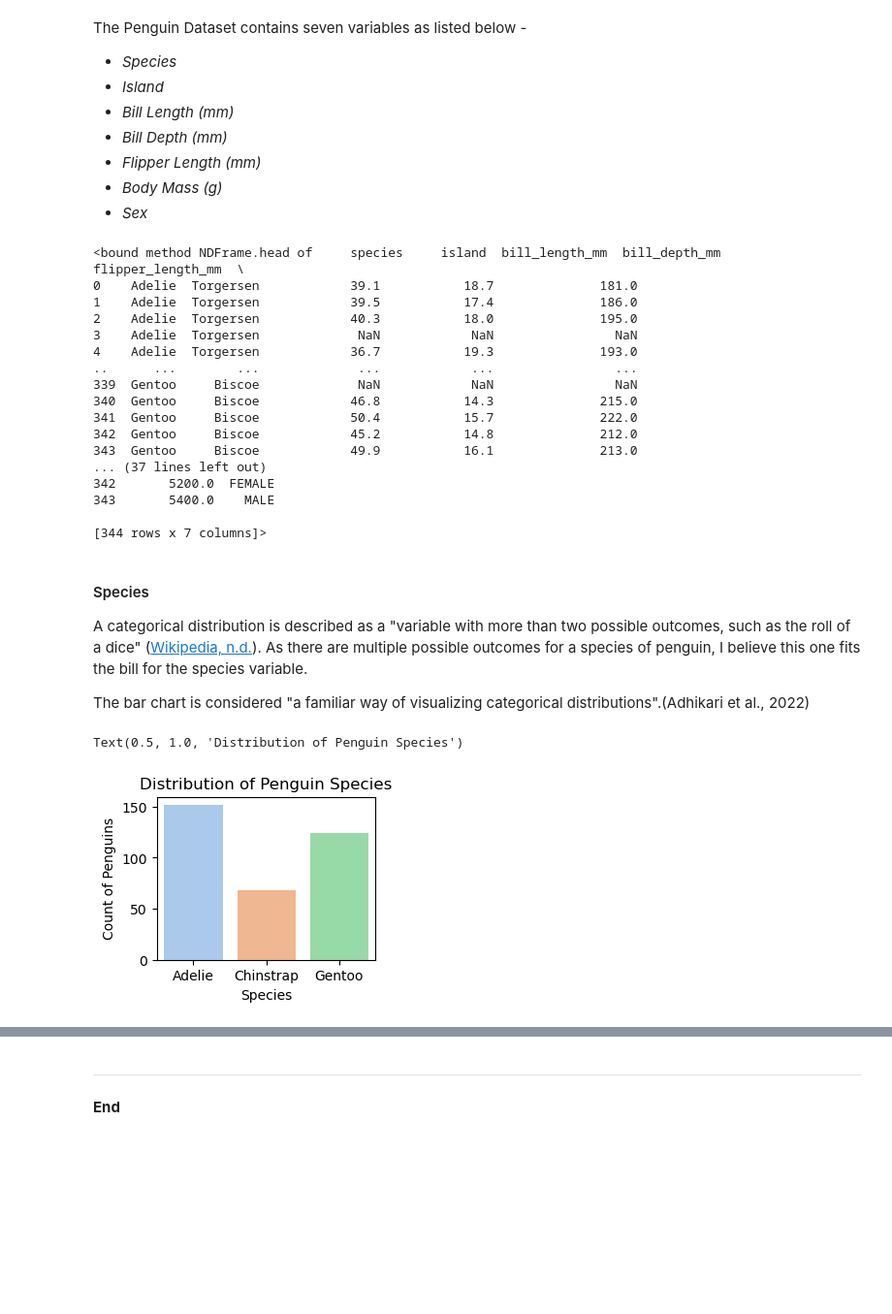
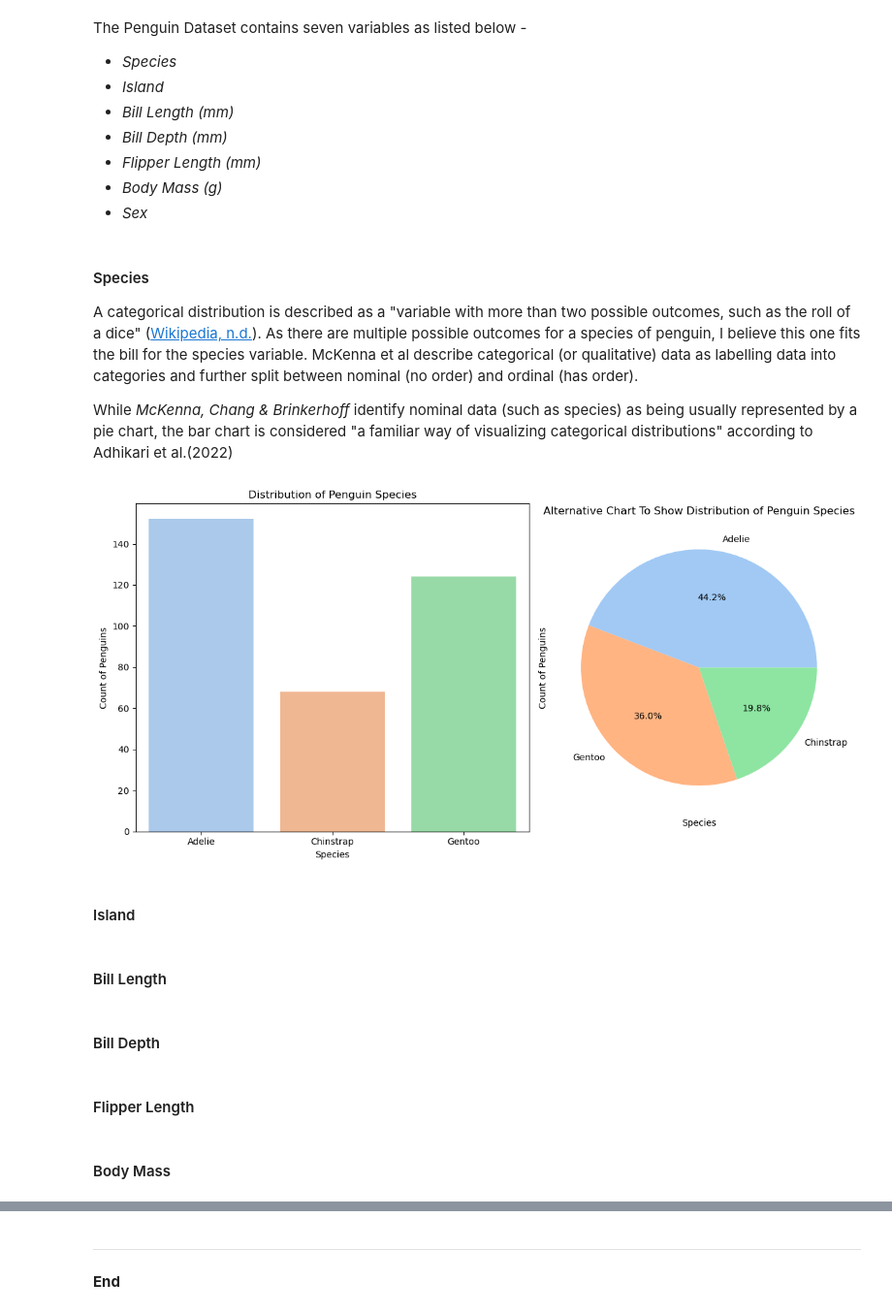
Before and after one commit to turps-pc90/fund_data, a Jupyter notebook: tasks.ipynb, the cells around one changed output, grey strips where cells are left out. Shown: that part at 97% size. Drawn from its saved outputs; the diff is of its cells as text; code cells hidden in the pictures; blank space fills up the shorter version.

```diff
--- a/tasks.ipynb
+++ b/tasks.ipynb
@@ -211,48 +215,49 @@ The Penguin Dataset contains seven variables as listed below -
 - *Flipper Length (mm)*
 - *Body Mass (g)*
 - *Sex*
-# %%
-# Library Imports
-import pandas as pd
-
-# Read CSV files to create DataFrames
-df = pd.read_csv('data/penguins.csv')
-
-# Print df.head and df.tail to check that file has been read correctly
-print(df.head, df.tail)
-# %% [output]
-<bound method NDFrame.head of     species     island  bill_length_mm  bill_depth_mm  flipper_length_mm  \
-0    Adelie  Torgersen            39.1           18.7              181.0
-1    Adelie  Torgersen            39.5           17.4              186.0
-2    Adelie  Torgersen            40.3           18.0              195.0
-3    Adelie  Torgersen             NaN            NaN                NaN
-4    Adelie  Torgersen            36.7           19.3              193.0
-..      ...        ...             ...            ...                ...
-339  Gentoo     Biscoe             NaN            NaN                NaN
-340  Gentoo     Biscoe            46.8           14.3              215.0
-341  Gentoo     Biscoe            50.4           15.7              222.0
-342  Gentoo     Biscoe            45.2           14.8              212.0
-343  Gentoo     Biscoe            49.9           16.1              213.0
-... (37 lines left out)
-342       5200.0  FEMALE
-343       5400.0    MALE
-
-[344 rows x 7 columns]>
 # %% [markdown]
 #### Species
-A categorical distribution is described as a "variable with more than two possible outcomes, such as the roll of a dice" ([Wikipedia, n.d.](https://en.wikipedia.org/wiki/Categorical_distribution)). As there are multiple possible outcomes for a species of penguin, I believe this one fits the bill for the species variable.
+A categorical distribution is described as a "variable with more than two possible outcomes, such as the roll of a dice" ([Wikipedia, n.d.](https://en.wikipedia.org/wiki/Categorical_distribution)). As there are multiple possible outcomes for a species of penguin, I believe this one fits the bill for the species variable. McKenna et al describe categorical (or qualitative) data as labelling data into categories and further split between nominal (no order) and ordinal (has order).
 
-The bar chart is considered "a familiar way of visualizing categorical distributions".(Adhikari et al., 2022)
+While *McKenna, Chang & Brinkerhoff* identify nominal data (such as species) as being usually represented by a pie chart, the bar chart is considered "a familiar way of visualizing categorical distributions" according to Adhikari et al.(2022)
 # %%
+# Plotting Bar Chart & Pie Chart For Species
 # Library Imports
-import matplotlib.pyplot as plt
+from matplotlib import gridspec
+
+# Create a figure and grid layout
+fig = plt.figure(figsize=(12, 6))
+grid = gridspec.GridSpec(1, 2, width_ratios=[4, 3])
 
 # Bar Chart To Show Breakdown of Penguin Species
-plt.subplot(2, 2, 1)
+ax1 = plt.subplot(grid[0])
 g = sns.countplot(x = 'species', data = df, palette='pastel', linewidth=0.5)
 g.set_xlabel('Species')
 g.set_ylabel('Count of Penguins')
 g.set_title('Distribution of Penguin Species')
+
+# Pie Chart To Show Breakdown of Penguin Species
+ax2 = plt.subplot(grid[1])
+species_counts = df['species'].value_counts()
+g2 = plt.pie(species_counts, labels=species_counts.index, autopct='%1.1f%%', colors=sns.color_palette('pastel'))
+plt.xlabel('Species')
+plt.ylabel('Count of Penguins')
+plt.title('Alternative Chart To Show Distribution of Penguin Species')
+
+# Adjust layout
+plt.tight_layout()
+
+# Display the plots
+plt.show()
 # %% [output]
-Text(0.5, 1.0, 'Distribution of Penguin Species')
-[figure, old version]
+[figure, new version]
+# %% [markdown]
+#### Island
+# %% [markdown]
+#### Bill Length
+# %% [markdown]
+#### Bill Depth
+# %% [markdown]
+#### Flipper Length
+# %% [markdown]
+#### Body Mass
```
Also changed, not shown: parts of 4 cells of this notebook.
